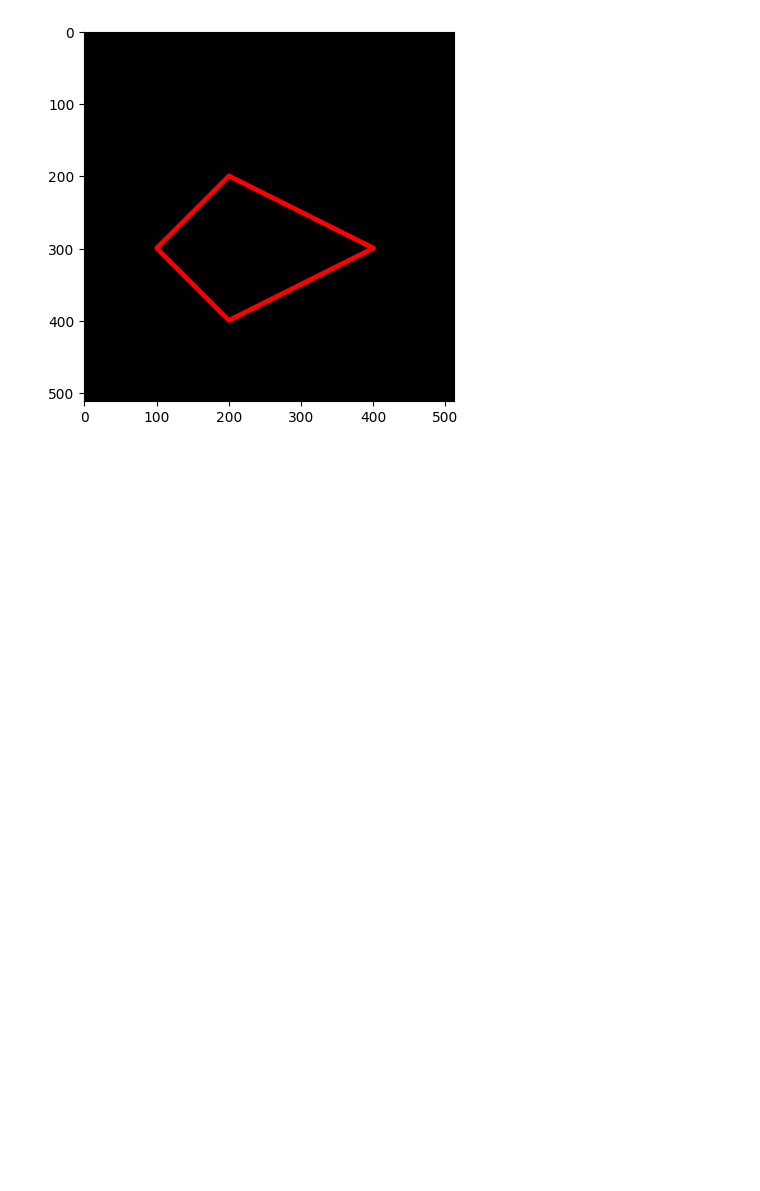
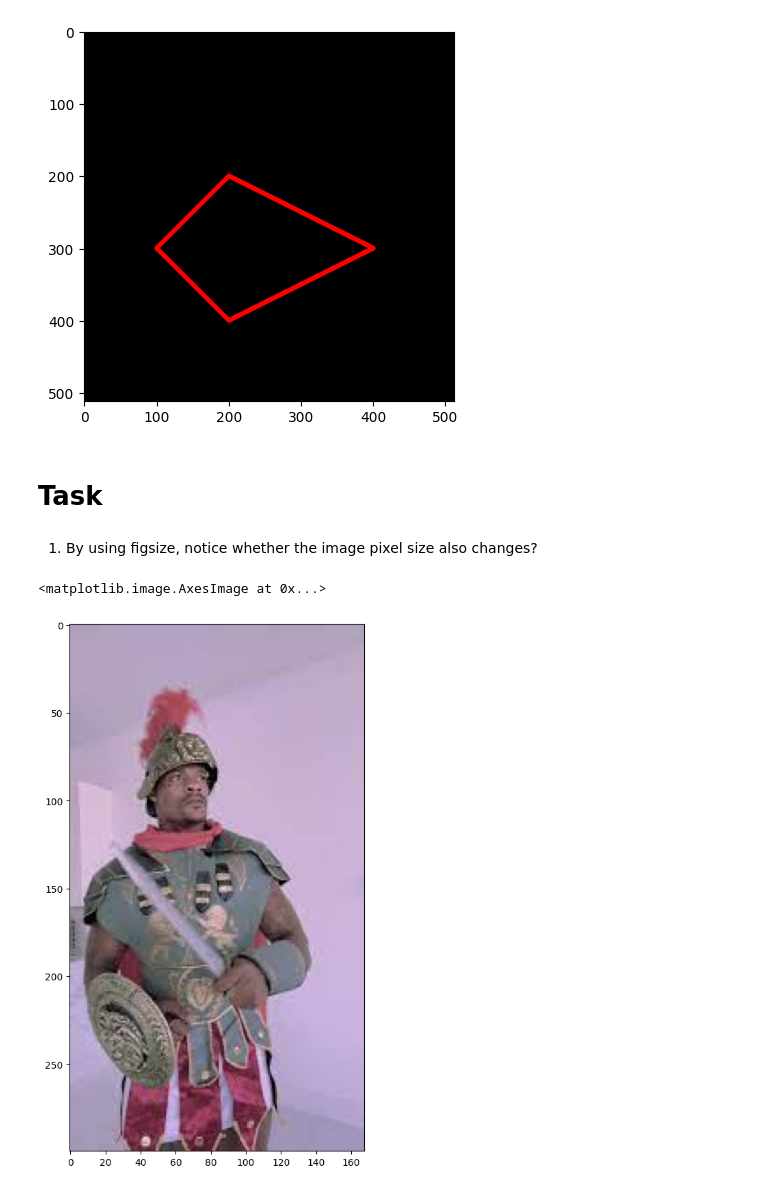
Before and after one commit to davismaulana/PCVK_Ganjil_2024, a Jupyter notebook: Week2.ipynb, the cells around one changed output. Saved outputs shown, nothing was run; the diff lists cells and outputs as text; code cells hidden in the pictures; blank space fills up the shorter version.

```diff
--- a/Week2.ipynb
+++ b/Week2.ipynb
@@ -132,3 +135,23 @@ plt.imshow(black_img2)
 # %% [output]
 <matplotlib.image.AxesImage at 0x...>
 [figure]
+# %% [markdown]
+# Task
+# %% [markdown]
+1. By using figsize, notice whether the image pixel size also changes?
+# %%
+import cv2 as cv
+from google.colab.patches import cv_imshow
+from skimage import io
+import matplotlib.pyplot as plt
+import numpy as np
+
+img = cv.imread('/content/drive/MyDrive/images/images.jpeg')
+img2 = cv.cvtColor(img,cv.COLOR_BGR2RGB)
+
+fig = plt.figure(figsize=(10,10))
+ax = fig.add_subplot(111)
+ax.imshow(img2)
+# %% [output]
+<matplotlib.image.AxesImage at 0x...>
+[figure, added]
```
Also changed, not shown: parts of 19 cells of this notebook.
